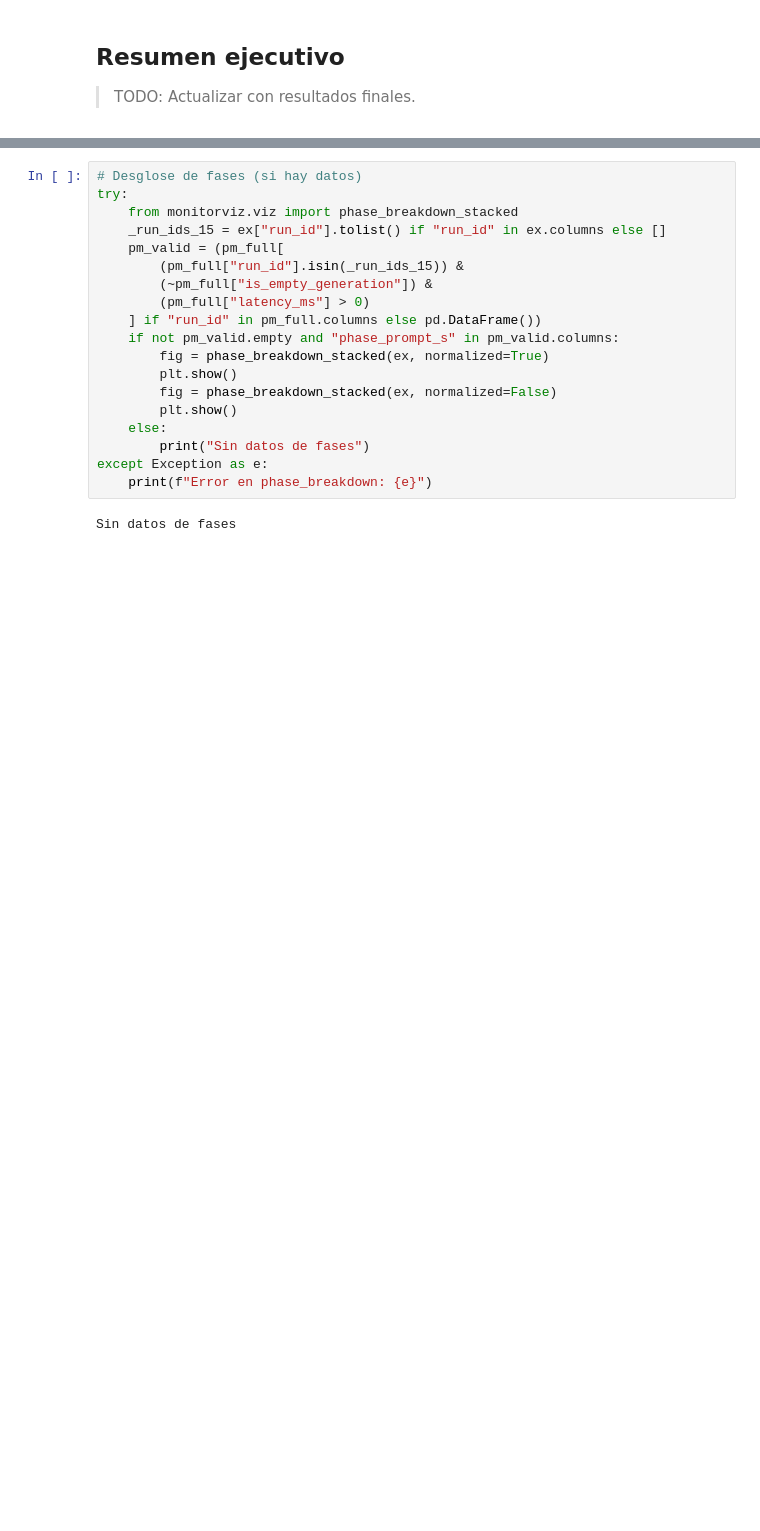
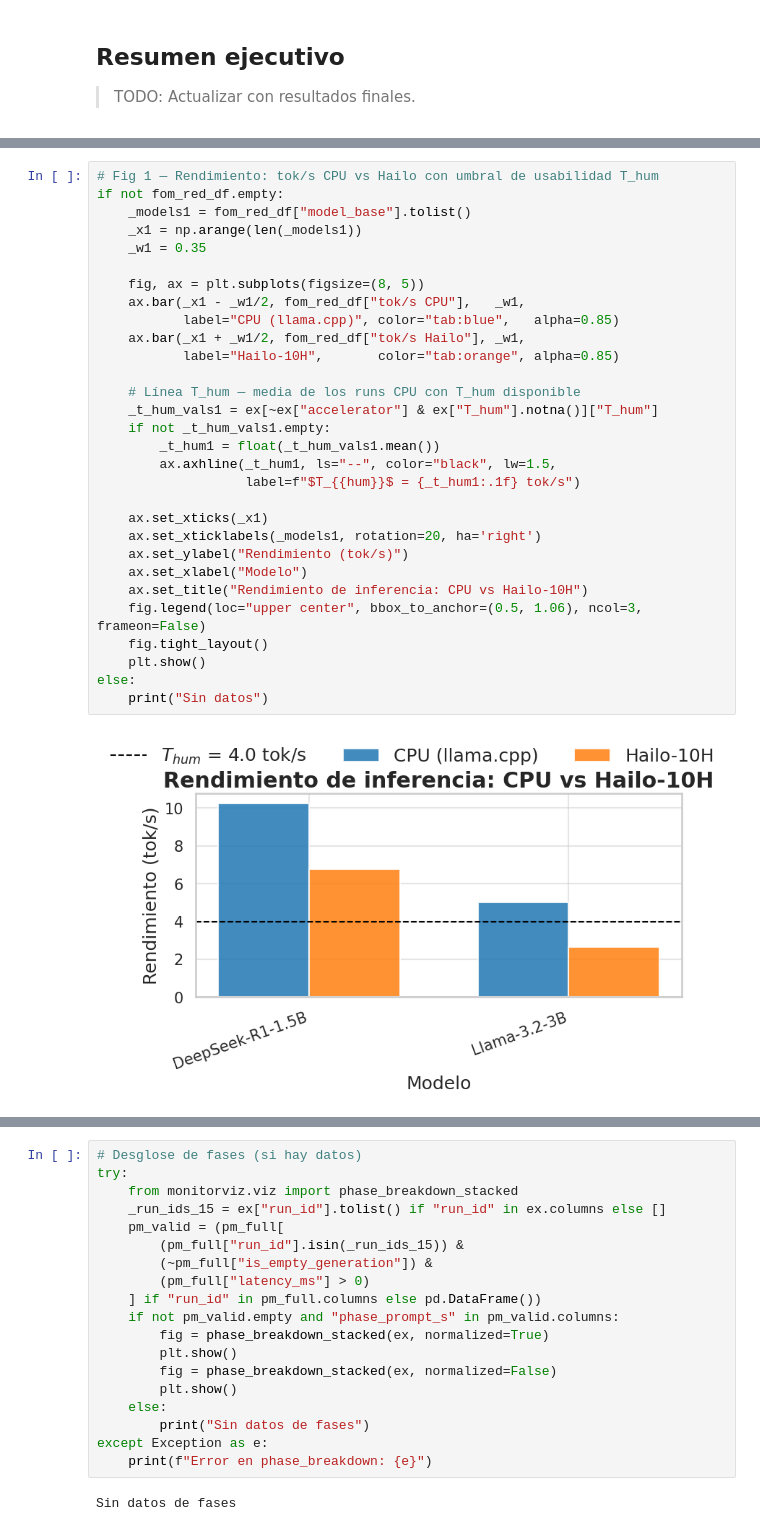
Before and after one commit to TFG-yisuscc/MonitorSystemVisualizer, a Jupyter notebook: notebooks/11_E5_hailo.ipynb, the cells around one changed output, grey strips where cells are left out. Saved outputs shown, nothing was run; the diff lists cells and outputs as text; blank space fills up the shorter version.

```diff
--- a/notebooks/11_E5_hailo.ipynb
+++ b/notebooks/11_E5_hailo.ipynb
@@ -85,0 +186,32 @@ Los datos de E5 (Hailo) aún no están disponibles.
+# %%
+# Fig 1 — Rendimiento: tok/s CPU vs Hailo con umbral de usabilidad T_hum
+if not fom_red_df.empty:
+    _models1 = fom_red_df["model_base"].tolist()
+    _x1 = np.arange(len(_models1))
+    _w1 = 0.35
+
+    fig, ax = plt.subplots(figsize=(8, 5))
+    ax.bar(_x1 - _w1/2, fom_red_df["tok/s CPU"],   _w1,
+           label="CPU (llama.cpp)", color="tab:blue",   alpha=0.85)
+    ax.bar(_x1 + _w1/2, fom_red_df["tok/s Hailo"], _w1,
+           label="Hailo-10H",       color="tab:orange", alpha=0.85)
+
+    # Línea T_hum — media de los runs CPU con T_hum disponible
+    _t_hum_vals1 = ex[~ex["accelerator"] & ex["T_hum"].notna()]["T_hum"]
+    if not _t_hum_vals1.empty:
+        _t_hum1 = float(_t_hum_vals1.mean())
+        ax.axhline(_t_hum1, ls="--", color="black", lw=1.5,
+                   label=f"$T_{{hum}}$ = {_t_hum1:.1f} tok/s")
+
+    ax.set_xticks(_x1)
+    ax.set_xticklabels(_models1, rotation=20, ha='right')
+    ax.set_ylabel("Rendimiento (tok/s)")
+    ax.set_xlabel("Modelo")
+    ax.set_title("Rendimiento de inferencia: CPU vs Hailo-10H")
+    fig.legend(loc="upper center", bbox_to_anchor=(0.5, 1.06), ncol=3, frameon=False)
+    fig.tight_layout()
+    plt.show()
+else:
+    print("Sin datos")
+# %% [output]
+[figure, added]
```
Also changed, not shown: parts of 23 cells of this notebook, 16 other files.
